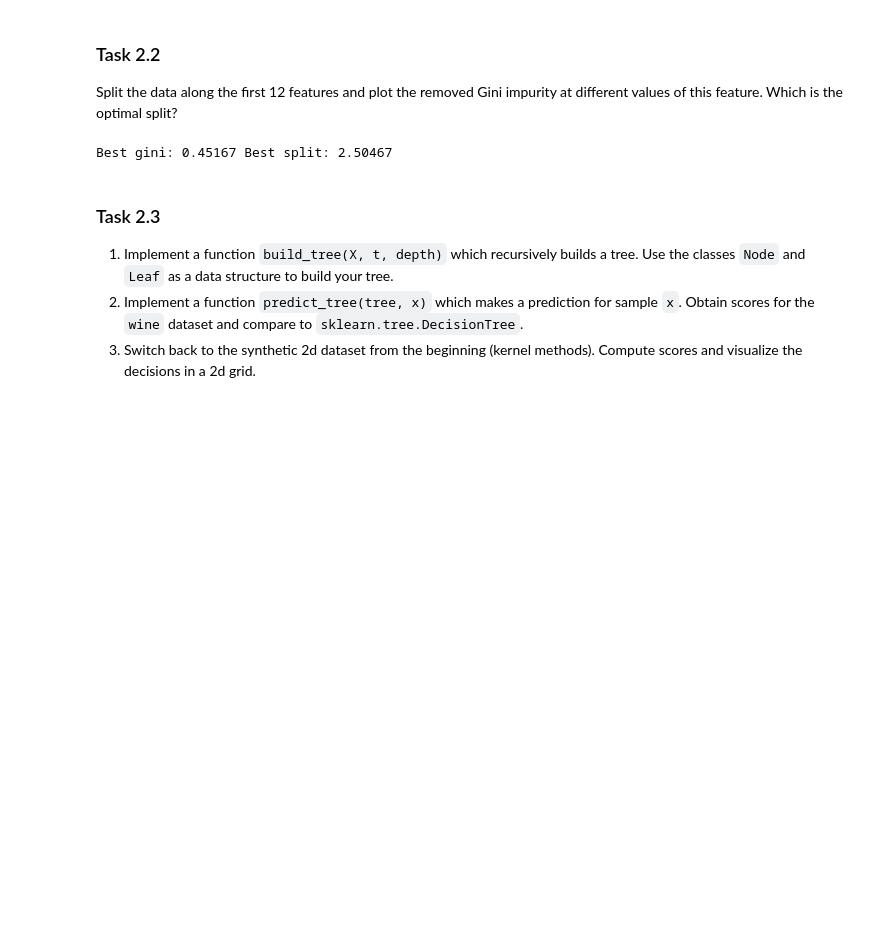
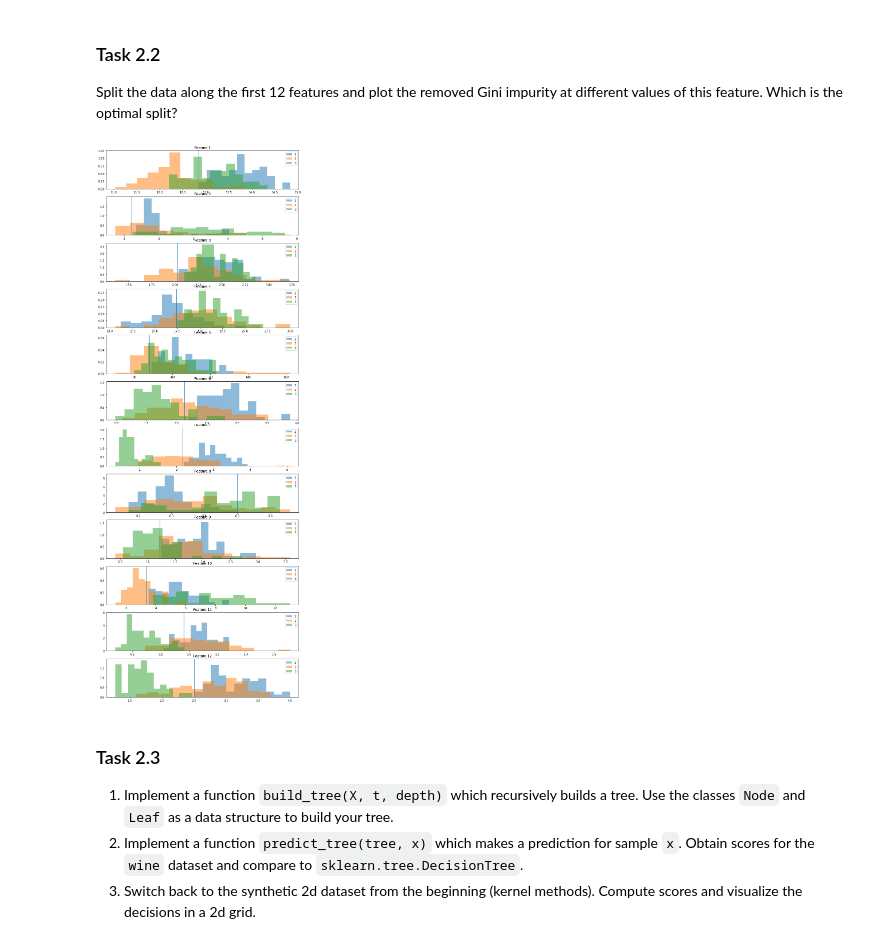
Before and after one commit to fredbec/ml-sose21, a Jupyter notebook: collect/practical_4_Rene.ipynb, the cells around one changed output. Drawn from its saved outputs; the diff is of its cells as text; code cells hidden in the pictures; blank space fills up the shorter version.

```diff
--- a/collect/practical_4_Rene.ipynb
+++ b/collect/practical_4_Rene.ipynb
@@ -270,7 +271,7 @@ plt.show()
 [figure]
 # %%
 # Compute Gini impurity
-def gini_coefficient(data):
+def gini_impurity(data):
     temp = 0
     for i in np.unique(data):
         temp += np.sum(t==i)/len(t) * (1- np.sum(t==i)/len(t))
@@ -305,20 +309,0 @@ t = pd.Series(t)
-# %%
-for i in range(12):
-    x_min, x_max = min(X.iloc[:, i]), max(X.iloc[:, i])
-    x_range = np.linspace(start=x_min, stop=x_max, num=200)
-    n = X.shape[0]
-    best_split = 0.0
-    best_gini = 1
-    for i in range(len(x_range)):
-        left, right = test_split(wert = x_range[i], zeile=X.iloc[:, i], y=t)
-        left_gini, right_gini = gini_coefficient(left), gini_coefficient(right)
-        gini_gain = (len(left)/n)*left_gini + (len(right)/n)*right_gini
-        if gini_gain < best_gini:
-            best_gini = gini_gain
-            best_split = x_range[i]
-            best_left = left
-            best_right = right
-# %%
-print('Best gini:', round(best_gini, 5), 'Best split:', round(best_split, 5) )
-# %% [output]
-Best gini: 0.45167 Best split: 2.50467
@@ -327,3 +310,32 @@ Best gini: 0.45167 Best split: 2.50467
+# %%
+fig, ax = plt.subplots(12, figsize = (12, 35))
+for i in range(12):
+    x_min, x_max = min(X.iloc[:, i]), max(X.iloc[:, i])
+    x_range = np.linspace(start=x_min, stop=x_max, num=200)
+    n, _ = X.shape
+    bester_split, bester_gini = 0.0, 1.0
+    for j in range(len(x_range)):
+        links, rechts = splittest(wert = x_range[j], zeile=X.iloc[:, i], y=t) # Aufteilen
+        links_gini, rechts_gini = gini_impurity(links), gini_impurity(rechts) #Gini für beide Splits
+        weighted_gini = (len(links)/n)*links_gini + (len(rechts)/n)*rechts_gini # Gewichteter Gini
+        if weighted_gini < bester_gini: # iteratives zuweisen
+            bester_gini, bester_split = weighted_gini, x_range[j]
+            bester_left, bester_right = links, rechts
+
+    temp_ax = ax[i]
+    feature1 = X.loc[t == 0, i]
+    temp_ax.hist(feature1, alpha=0.5, bins=12, density=True, label = '1')
+    feature2 = X.loc[t == 1, i]
+    temp_ax.hist(feature2, alpha=0.5, bins=12, density=True, label = '2')
+    feature3 = X.loc[t == 2, i]
+    temp_ax.hist(feature3, alpha=0.5, bins=12, density=True, label = '3')
+    temp_ax.axvline(x=bester_split)
+    temp_ax.legend()
+    name = 'Feature '
+    name += str(i+1)
+    temp_ax.set_title(name)
+# %% [output]
+[figure, added]
 # %% [markdown]
 ### Task 2.3
 
```
Also changed, not shown: parts of 34 cells of this notebook.
